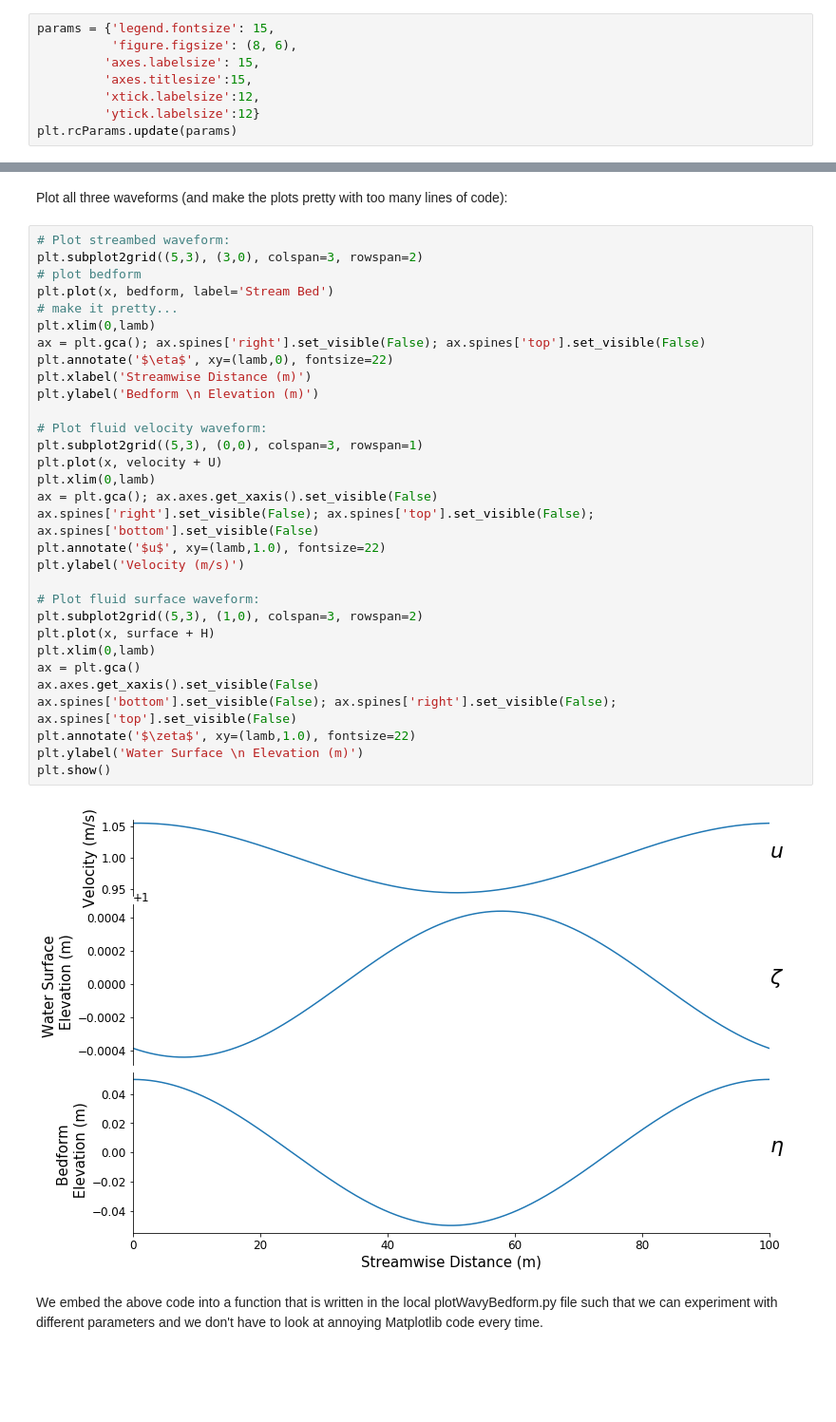
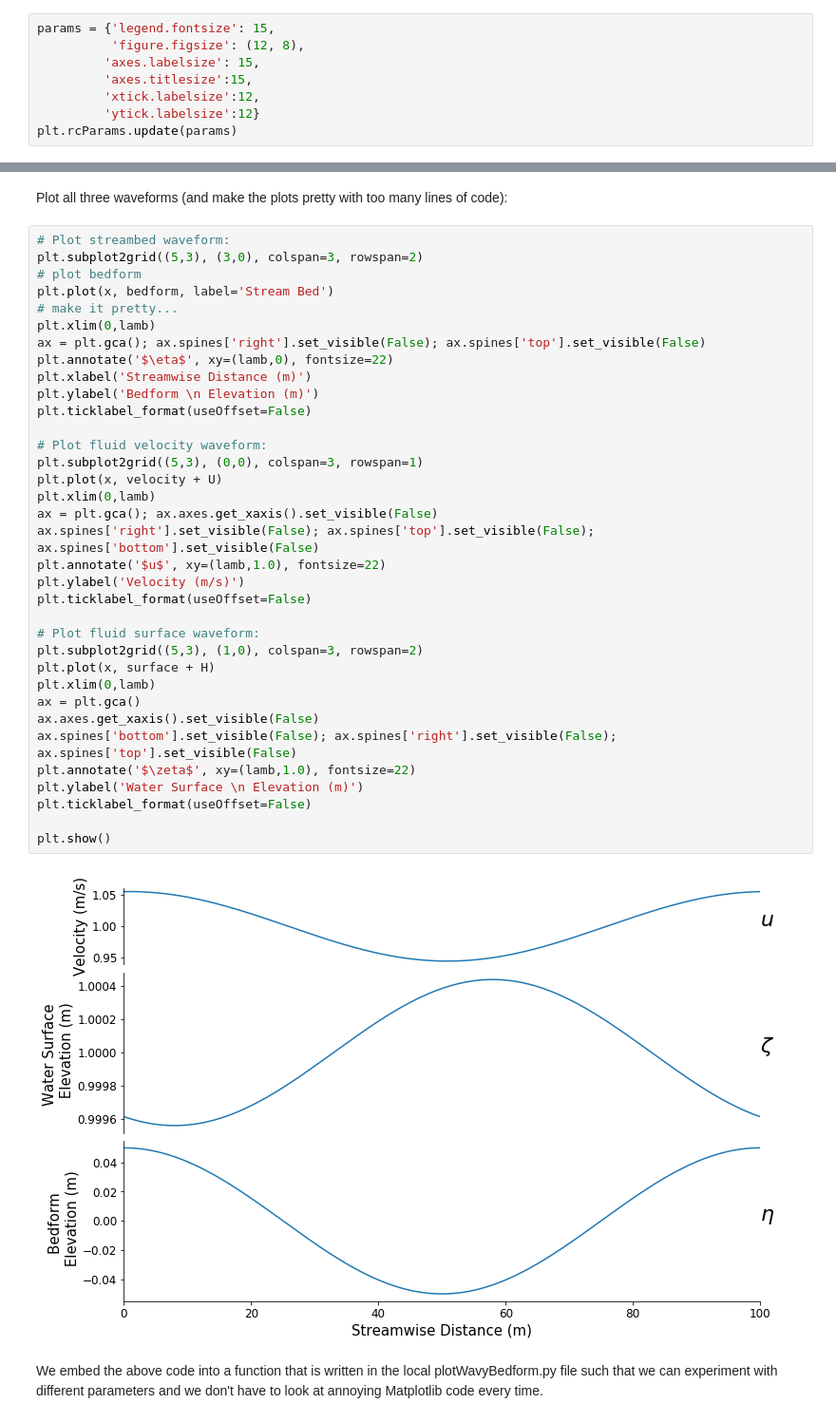
Before and after one commit to elischwat/Fluid-Flow-Over-a-Wavy-Bedform, a Jupyter notebook: Fluid Flow Over a Wavy Bedform.ipynb, the cells around one changed output, grey strips where cells are left out. Shown: that part at 95% size. Saved outputs shown, nothing was run; the diff lists cells and outputs as text; blank space fills up the shorter version.

Commit message:
New plots exploring more parameters.

```diff
--- a/Fluid Flow Over a Wavy Bedform.ipynb
+++ b/Fluid Flow Over a Wavy Bedform.ipynb
@@ -8,7 +10,7 @@ Edit Jupyter Notebook formatting:
 Edit Pyplot formatting:
 # %%
 params = {'legend.fontsize': 15,
-          'figure.figsize': (8, 6),
+          'figure.figsize': (12, 8),
          'axes.labelsize': 15,
          'axes.titlesize':15,
          'xtick.labelsize':12,
@@ -122,33 +124,37 @@ Plot all three waveforms (and make the plots pretty with too many lines of code)
 plt.subplot2grid((5,3), (3,0), colspan=3, rowspan=2)
 # plot bedform
 plt.plot(x, bedform, label='Stream Bed')
 # make it pretty...
 plt.xlim(0,lamb)
 ax = plt.gca(); ax.spines['right'].set_visible(False); ax.spines['top'].set_visible(False)
 plt.annotate('$\eta$', xy=(lamb,0), fontsize=22)
 plt.xlabel('Streamwise Distance (m)')
 plt.ylabel('Bedform \n Elevation (m)')
+plt.ticklabel_format(useOffset=False)
 
 # Plot fluid velocity waveform:
 plt.subplot2grid((5,3), (0,0), colspan=3, rowspan=1)
 plt.plot(x, velocity + U)
 plt.xlim(0,lamb)
 ax = plt.gca(); ax.axes.get_xaxis().set_visible(False)
 ax.spines['right'].set_visible(False); ax.spines['top'].set_visible(False); ax.spines['bottom'].set_visible(False)
 plt.annotate('$u$', xy=(lamb,1.0), fontsize=22)
 plt.ylabel('Velocity (m/s)')
+plt.ticklabel_format(useOffset=False)
 
 # Plot fluid surface waveform:
 plt.subplot2grid((5,3), (1,0), colspan=3, rowspan=2)
 plt.plot(x, surface + H)
 plt.xlim(0,lamb)
 ax = plt.gca()
 ax.axes.get_xaxis().set_visible(False)
 ax.spines['bottom'].set_visible(False); ax.spines['right'].set_visible(False); ax.spines['top'].set_visible(False)
 plt.annotate('$\zeta$', xy=(lamb,1.0), fontsize=22)
 plt.ylabel('Water Surface \n Elevation (m)')
+plt.ticklabel_format(useOffset=False)
+
 plt.show()
 # %% [output]
-[figure, old version]
+[figure, new version]
 # %% [markdown]
 We embed the above code into a function that is written in the local plotWavyBedform.py file such that we can experiment with different parameters and we don't have to look at annoying Matplotlib code every time.
```
Also changed, not shown: parts of 23 cells of this notebook, 5 other files.
